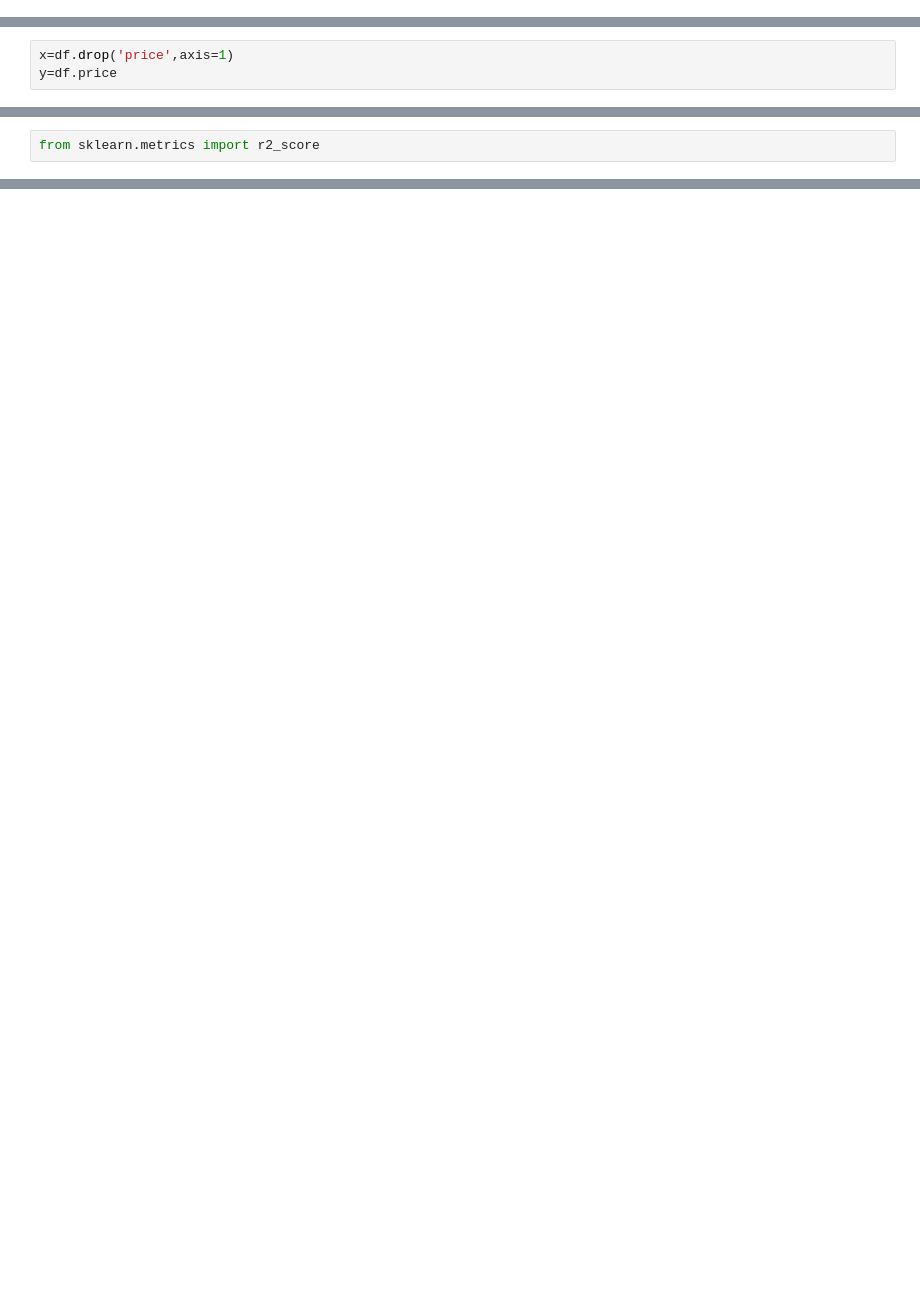
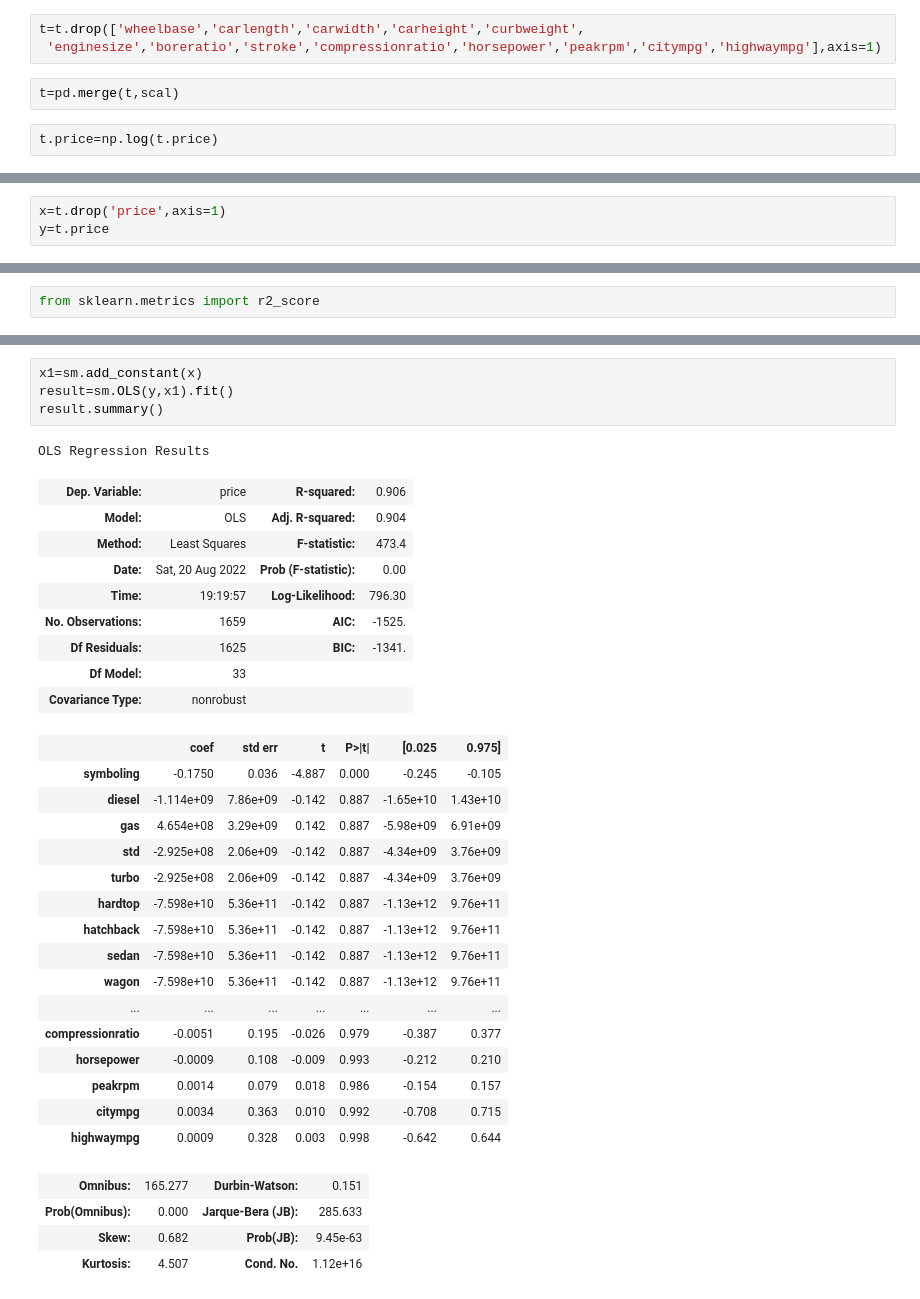
Before and after one commit to Felix1kk/Machine-Learning, a Jupyter notebook: Car Price Prediction.ipynb, the cells around one changed output, grey strips where cells are left out. Saved outputs shown, nothing was run; the diff lists cells and outputs as text; blank space fills up the shorter version.

```diff
--- a/Car Price Prediction.ipynb
+++ b/Car Price Prediction.ipynb
@@ -503,0 +573,7 @@ df=df.drop('fuelsystem',axis=1)
+# %%
+t=t.drop(['wheelbase','carlength','carwidth','carheight','curbweight',
+ 'enginesize','boreratio','stroke','compressionratio','horsepower','peakrpm','citympg','highwaympg'],axis=1)
+# %%
+t=pd.merge(t,scal)
+# %%
+t.price=np.log(t.price)
@@ -504,6 +601,6 @@ df=df.drop('fuelsystem',axis=1)
 # %%
-x=df.drop('price',axis=1)
-y=df.price
+x=t.drop('price',axis=1)
+y=t.price
 # %% [markdown]
 ## Building the model
 # %%
@@ -574,0 +726,35 @@ r2
+# %%
+x1=sm.add_constant(x)
+result=sm.OLS(y,x1).fit()
+result.summary()
+# %% [output]
+OLS Regression Results
+| Dep. Variable: | price | R-squared: | 0.906 |
+| Model: | OLS | Adj. R-squared: | 0.904 |
+| Method: | Least Squares | F-statistic: | 473.4 |
+| Date: | Sat, 20 Aug 2022 | Prob (F-statistic): | 0.00 |
+| Time: | 19:19:57 | Log-Likelihood: | 796.30 |
+| No. Observations: | 1659 | AIC: | -1525. |
+| Df Residuals: | 1625 | BIC: | -1341. |
+| Df Model: | 33 |  |  |
+| Covariance Type: | nonrobust |  |  |
+|  | coef | std err | t | P>|t| | [0.025 | 0.975] |
+| symboling | -0.1750 | 0.036 | -4.887 | 0.000 | -0.245 | -0.105 |
+| diesel | -1.114e+09 | 7.86e+09 | -0.142 | 0.887 | -1.65e+10 | 1.43e+10 |
+| gas | 4.654e+08 | 3.29e+09 | 0.142 | 0.887 | -5.98e+09 | 6.91e+09 |
+| std | -2.925e+08 | 2.06e+09 | -0.142 | 0.887 | -4.34e+09 | 3.76e+09 |
+| turbo | -2.925e+08 | 2.06e+09 | -0.142 | 0.887 | -4.34e+09 | 3.76e+09 |
+| hardtop | -7.598e+10 | 5.36e+11 | -0.142 | 0.887 | -1.13e+12 | 9.76e+11 |
+| hatchback | -7.598e+10 | 5.36e+11 | -0.142 | 0.887 | -1.13e+12 | 9.76e+11 |
+| sedan | -7.598e+10 | 5.36e+11 | -0.142 | 0.887 | -1.13e+12 | 9.76e+11 |
+| wagon | -7.598e+10 | 5.36e+11 | -0.142 | 0.887 | -1.13e+12 | 9.76e+11 |
+| ... | ... | ... | ... | ... | ... | ... |
+| compressionratio | -0.0051 | 0.195 | -0.026 | 0.979 | -0.387 | 0.377 |
+| horsepower | -0.0009 | 0.108 | -0.009 | 0.993 | -0.212 | 0.210 |
+| peakrpm | 0.0014 | 0.079 | 0.018 | 0.986 | -0.154 | 0.157 |
+| citympg | 0.0034 | 0.363 | 0.010 | 0.992 | -0.708 | 0.715 |
+| highwaympg | 0.0009 | 0.328 | 0.003 | 0.998 | -0.642 | 0.644 |
+| Omnibus: | 165.277 | Durbin-Watson: | 0.151 |
+| Prob(Omnibus): | 0.000 | Jarque-Bera (JB): | 285.633 |
+| Skew: | 0.682 | Prob(JB): | 9.45e-63 |
+| Kurtosis: | 4.507 | Cond. No. | 1.12e+16 |
```
Also changed, not shown: parts of 36 cells of this notebook.
